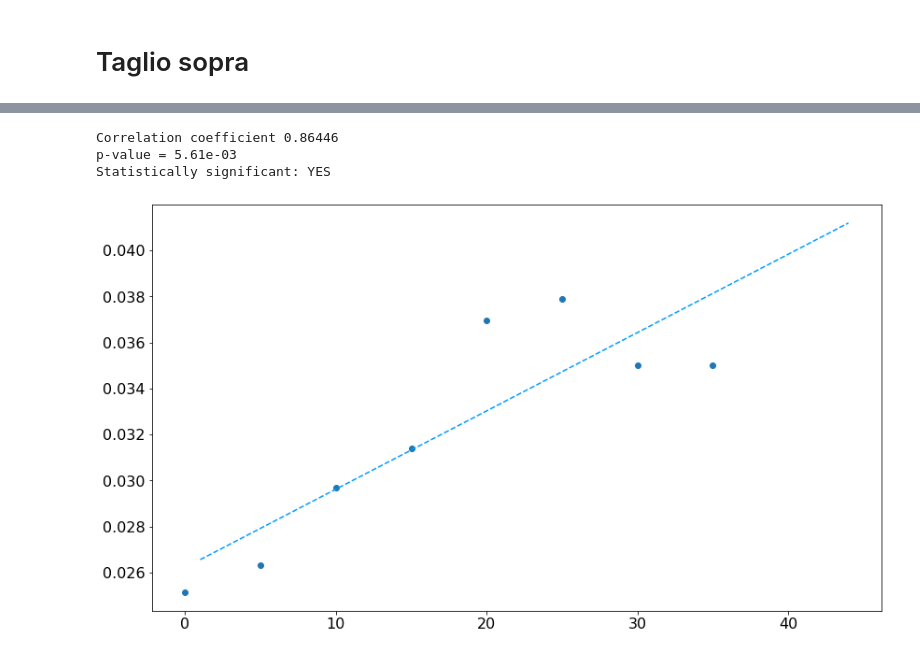
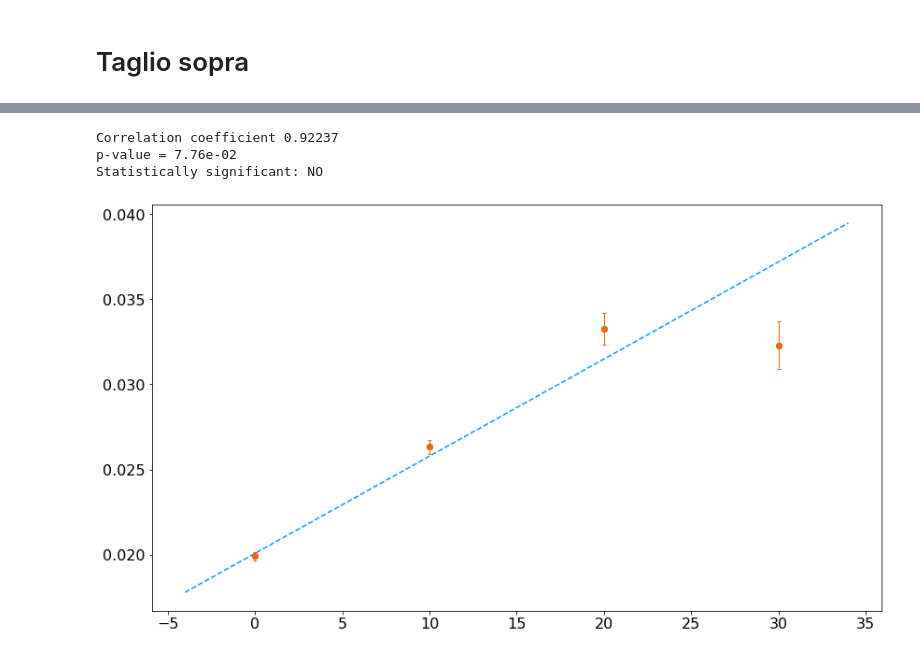
Before and after one commit to GiacomoFrn/Advanced-DQM-for-DT-detector, a Jupyter notebook: correlations/correlations_eda.ipynb, the cells around one changed output, grey strips where cells are left out. Saved outputs shown, nothing was run; the diff lists cells and outputs as text; code cells hidden in the pictures.

```diff
--- a/correlations/correlations_eda.ipynb
+++ b/correlations/correlations_eda.ipynb
@@ -237,7 +237,7 @@ def normalize(hist):
 # %%
 # list of selected values of theta
 thetas = [
-    5,
+    # 5,
     10,
     15,
     20,
@@ -843,34 +925,47 @@ ax.legend()
 # %%
 gauss_par, _ = curve_fit(
     f=lin,
     xdata=thetas_low,
     ydata=gauss_middle_peaks,
+    sigma=gauss_middle_err,
     absolute_sigma=True
 )
 
 fig, ax = plt.subplots()
 
-theta_grid = np.linspace(thetas[0]-4, thetas[-1]+4, 500)
+theta_grid = np.linspace(thetas_low[0]-4, thetas_low[-1]+4, 500)
 # ax.set_xlim(theta_grid[0], theta_grid[-1])
 
 ax.scatter(
     thetas_low, gauss_middle_peaks
 )
 ax.plot(
     theta_grid,
     lin(theta_grid, *gauss_par),
     linestyle = "dashed",
     color = "#009cff",
 )
+ax.errorbar(
+    x          = thetas_low,
+    y          = gauss_middle_peaks,
+    yerr       = gauss_middle_err,
+    marker     = "o",
+    color      =  "#ff6300",
+    linestyle  = "none",
+    elinewidth = 1,
+    capsize    = 2,
+    label      = r"cut: $\theta$ > x"
+)
+
 
 high_r, high_p = scipy.stats.pearsonr(thetas_low, gauss_middle_peaks)
 # high_r, high_p = scipy.stats.pearsonr(thetas, gauss_up_peaks)
 
 print(f"Correlation coefficient {high_r:.5f}")
 print(f"p-value = {high_p:.2e}")
 print("Statistically significant:", "YES" if high_p < alpha else "NO")
 # %% [output]
-Correlation coefficient 0.86446
-p-value = 5.61e-03
-Statistically significant: YES
+Correlation coefficient 0.92237
+p-value = 7.76e-02
+Statistically significant: NO
-[figure, old version]
+[figure, new version]
```
Also changed, not shown: parts of 8 cells of this notebook.
